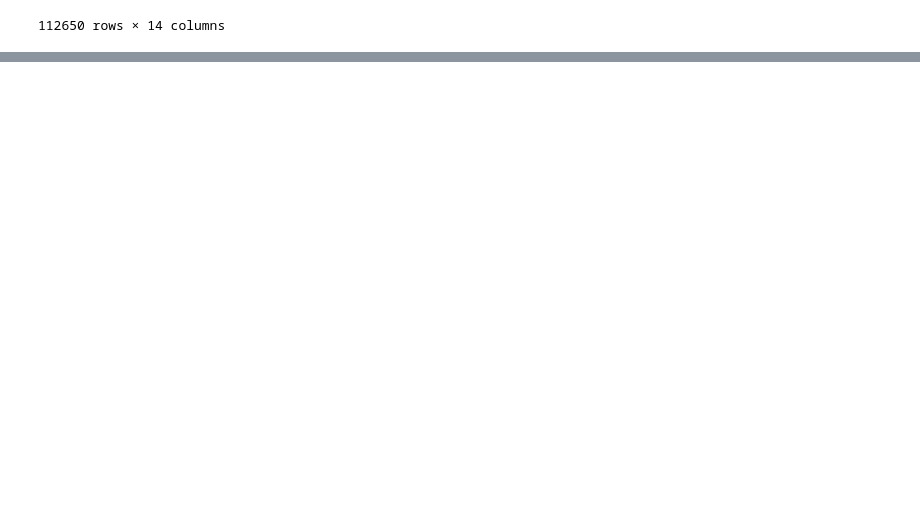
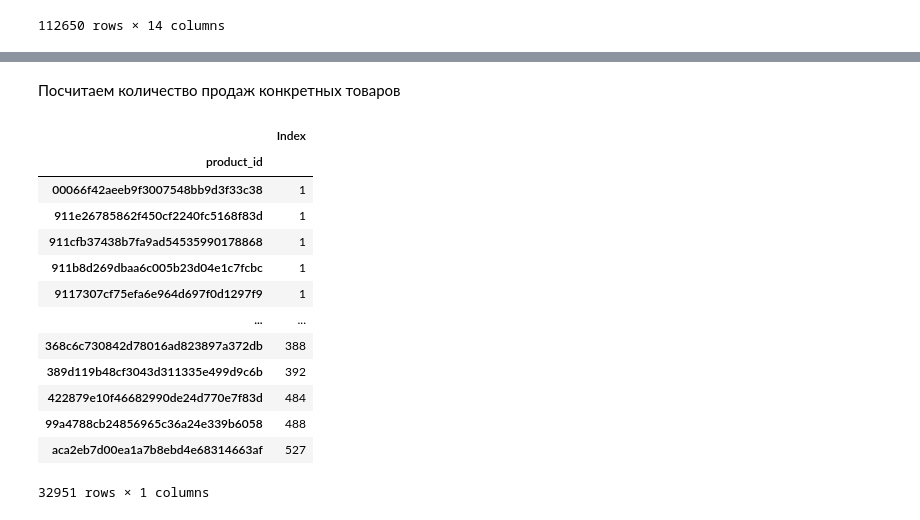
Before and after one commit to strateg17/SMART_DS_Academy_Prod1, a Jupyter notebook: Task_1/Task1_TimeSeries.ipynb, the cells around one changed output, grey strips where cells are left out. Cells and saved outputs as stored; diff of their text form; code cells hidden in the pictures; blank space fills up the shorter version.

```diff
--- a/Task_1/Task1_TimeSeries.ipynb
+++ b/Task_1/Task1_TimeSeries.ipynb
@@ -234,0 +254,20 @@ full_data
+# %% [markdown]
+Посчитаем количество продаж конкретных товаров
+# %%
+product_sells = full_data.groupby(['product_id']).agg({'Index':'count'}).sort_values(by='Index')
+product_sells
+# %% [output]
+|  | Index |
+| product_id |  |
+| 00066f42aeeb9f3007548bb9d3f33c38 | 1 |
+| 911e26785862f450cf2240fc5168f83d | 1 |
+| 911cfb37438b7fa9ad54535990178868 | 1 |
+| 911b8d269dbaa6c005b23d04e1c7fcbc | 1 |
+| 9117307cf75efa6e964d697f0d1297f9 | 1 |
+| ... | ... |
+| 368c6c730842d78016ad823897a372db | 388 |
+| 389d119b48cf3043d311335e499d9c6b | 392 |
+| 422879e10f46682990de24d770e7f83d | 484 |
+| 99a4788cb24856965c36a24e339b6058 | 488 |
+| aca2eb7d00ea1a7b8ebd4e68314663af | 527 |
+32951 rows × 1 columns
```
Also changed, not shown: parts of 12 cells of this notebook.
